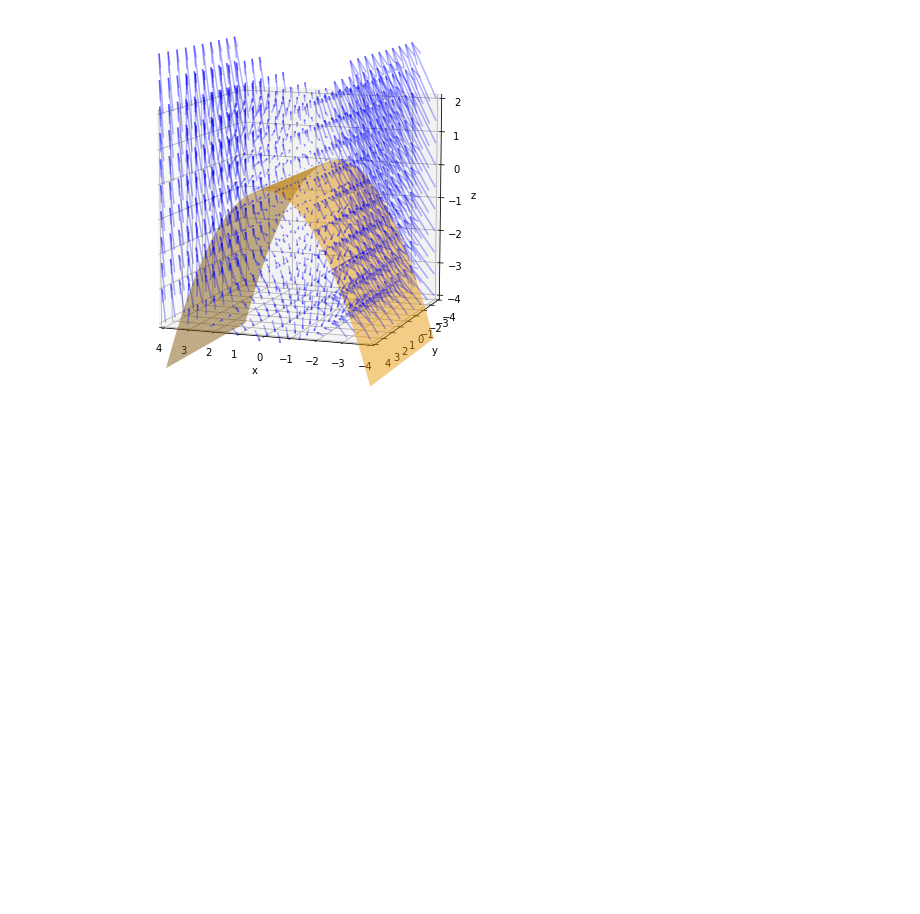
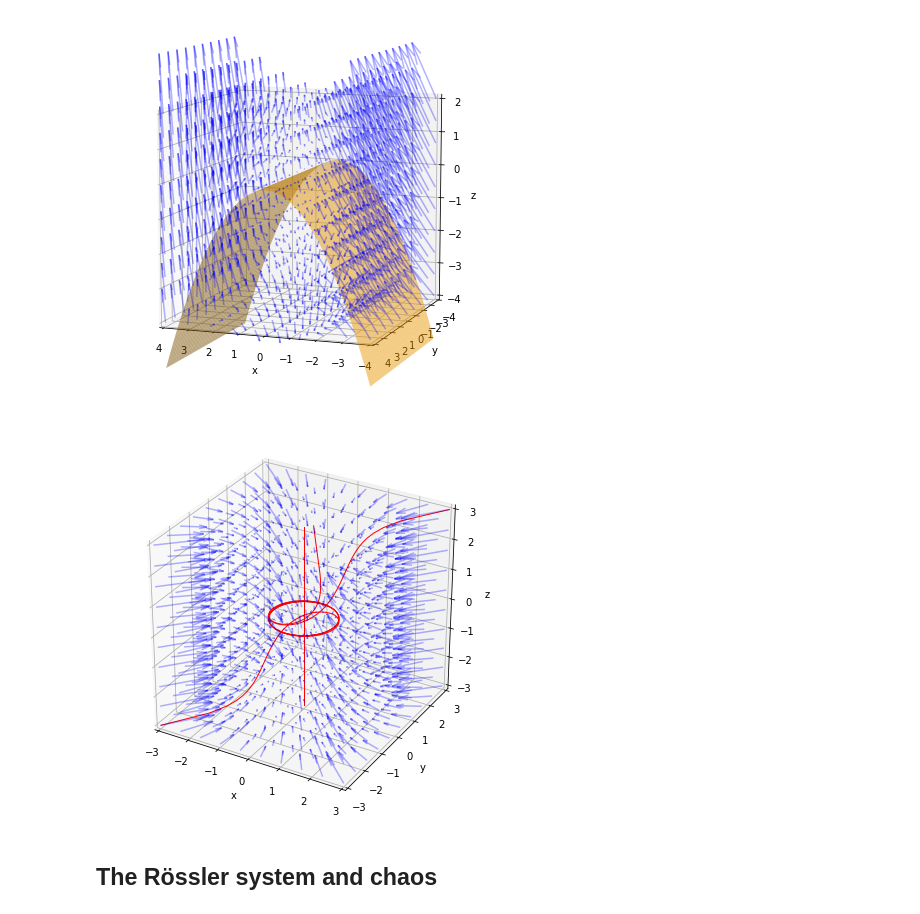
Before and after one commit to koulakis/dynamical-systems, a Jupyter notebook: 08_chaos.ipynb, the cells around one changed output. Saved outputs shown, nothing was run; the diff lists cells and outputs as text; code cells hidden in the pictures; blank space fills up the shorter version.

Commit message:
The Roessler system.

```diff
--- a/08_chaos.ipynb
+++ b/08_chaos.ipynb
@@ -114,3 +118,27 @@ ax.plot_surface(x, y, -x**2/3, color='orange', alpha=0.5)
 plot_3Dfield(dx_dt, xlim, ylim, zlim, length=0.1, ax=ax, density=10j, alpha=0.3)
 # %% [output]
 [figure]
+# %%
+def dx_dt(coords, t):
+    x, y, z = coords
+    return [x + y -x*(x**2 + y**2) , -x + y - y*(x**2 + y**2), -z]
+# %%
+fig = plt.figure(figsize=(7, 7))
+ax = fig.add_subplot(111, projection='3d')
+xlim, ylim, zlim = (-3, 3), (-3, 3), (-3, 3)
+ax.set_xlim(xlim), ax.set_ylim(ylim), ax.set_zlim(zlim)
+ax.set_xlabel('x'), ax.set_ylabel('y'), ax.set_zlabel('z')
+
+plot_traj((0, 0, 3), dx_dt, fw=5, bw=0, ax=ax)
+plot_traj((0, 0, -3), dx_dt, fw=5, bw=0, ax=ax)
+
+plot_traj((3, 3, 3), dx_dt, fw=12, bw=0, ax=ax, n_time_samples=300)
+plot_traj((-3, -3, -3), dx_dt, fw=12, bw=0, ax=ax, n_time_samples=300)
+
+plot_traj((0.2, 0.2, 3), dx_dt, fw=12, bw=0, ax=ax, n_time_samples=300)
+
+plot_3Dfield(dx_dt, xlim, ylim, zlim, length=0.02, ax=ax, density=10j, alpha=0.3)
+# %% [output]
+[figure, added]
+# %% [markdown]
+## The Rössler system and chaos
```
Also changed, not shown: parts of 12 cells of this notebook, 1 other file.
